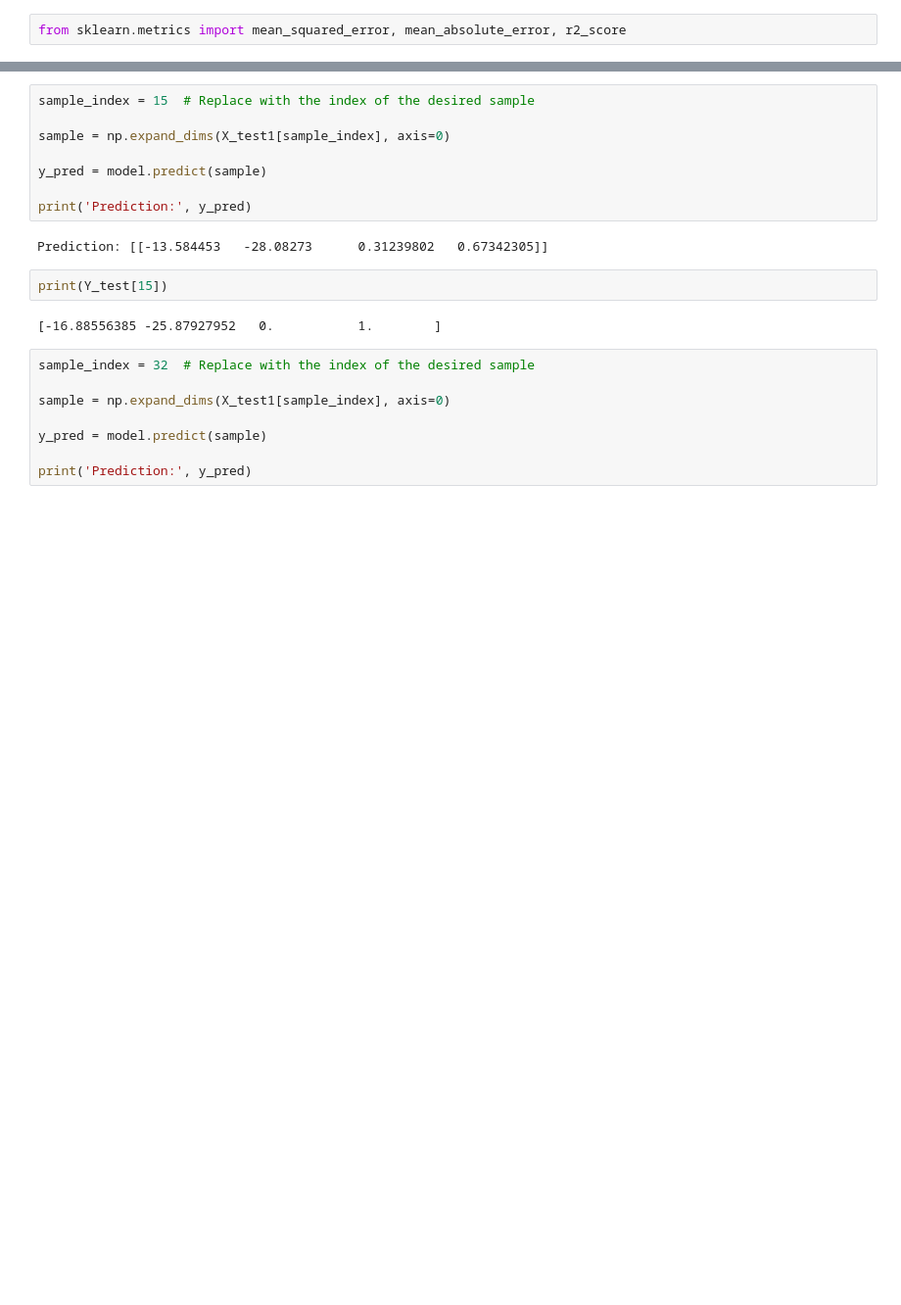
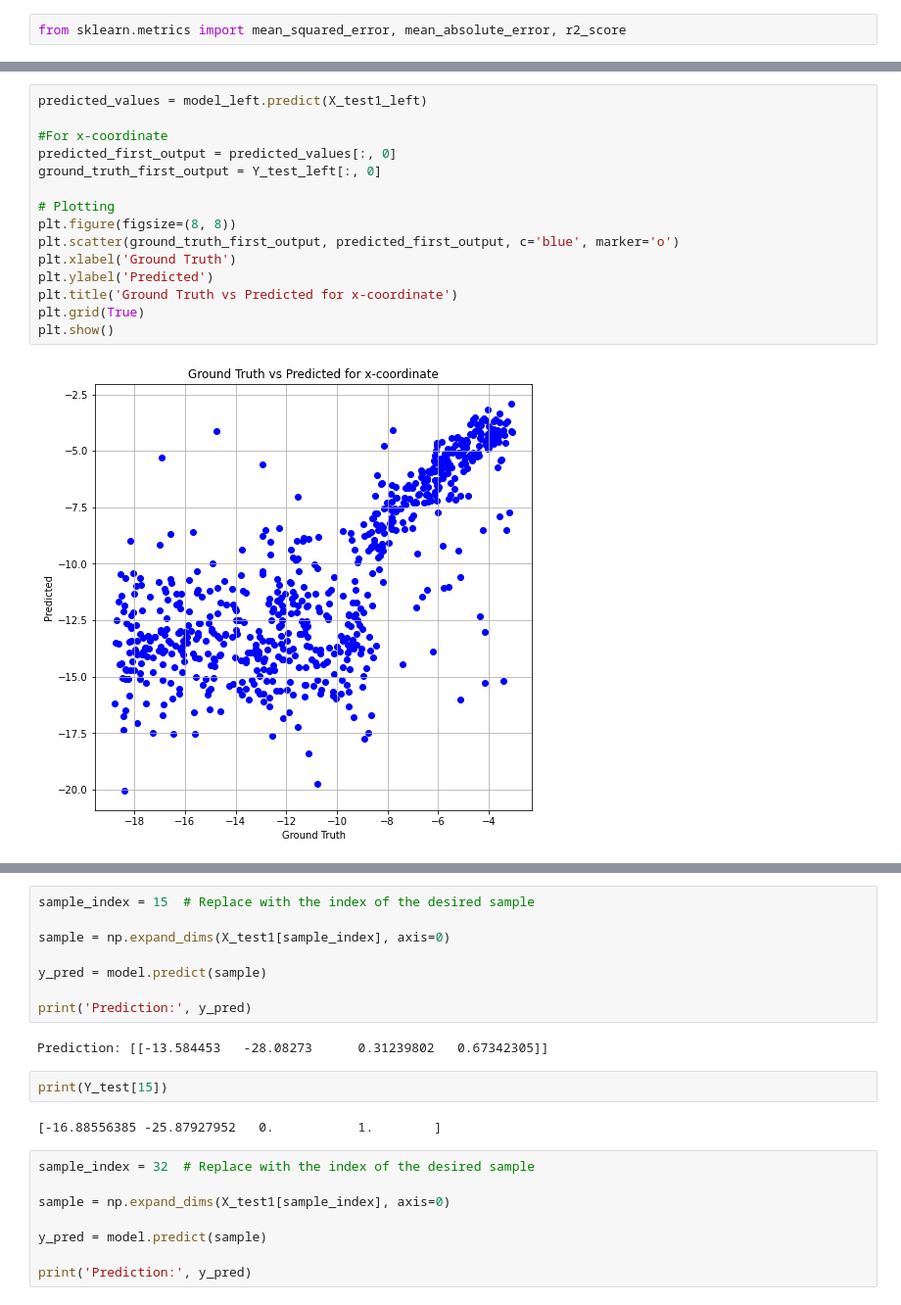
Before and after one commit to suzie13/Whisker-Robot-Project, a Jupyter notebook: ML_algos/CNN.ipynb, the cells around one changed output, grey strips where cells are left out. Shown at 98% size. Cells and saved outputs as stored; diff of their text form; blank space fills up the shorter version.

```diff
--- a/ML_algos/CNN.ipynb
+++ b/ML_algos/CNN.ipynb
@@ -774,0 +975,17 @@ R-squared (R2): 0.3702791126089917
+# %%
+predicted_values = model_left.predict(X_test1_left)
+
+#For x-coordinate
+predicted_first_output = predicted_values[:, 0]
+ground_truth_first_output = Y_test_left[:, 0]
+
+# Plotting
+plt.figure(figsize=(8, 8))
+plt.scatter(ground_truth_first_output, predicted_first_output, c='blue', marker='o')
+plt.xlabel('Ground Truth')
+plt.ylabel('Predicted')
+plt.title('Ground Truth vs Predicted for x-coordinate')
+plt.grid(True)
+plt.show()
+# %% [output]
+[figure, added]
```
Also changed, not shown: parts of 84 cells of this notebook.
